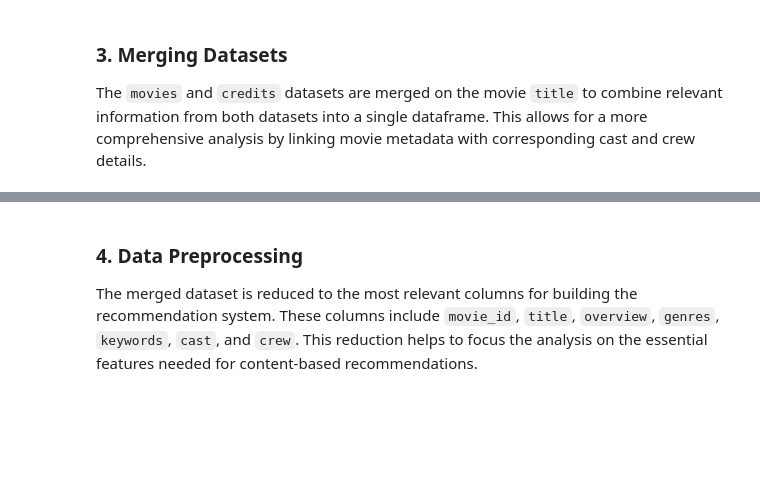
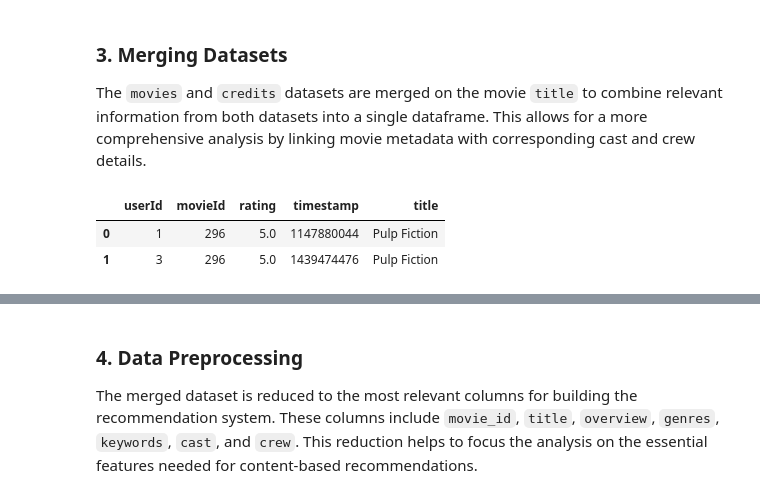
Before and after one commit to smabid2018/Netflix_movies_recomendation_System, a Jupyter notebook: Movies_Recomendation_System.ipynb, the cells around one changed output, grey strips where cells are left out. Drawn from its saved outputs; the diff is of its cells as text; code cells hidden in the pictures; blank space fills up the shorter version.

```diff
--- a/Movies_Recomendation_System.ipynb
+++ b/Movies_Recomendation_System.ipynb
@@ -14,6 +14,8 @@ The datasets `tmdb_5000_movies.csv` and `tmdb_5000_credits.csv` are loaded using
 # %%
 movies = pd.read_csv("tmdb_5000_movies.csv")
 credits = pd.read_csv("tmdb_5000_credits.csv")
+movies_list = pd.read_csv("movies.csv")
+ratings = pd.read_csv("ratings.csv")
 # %%
 movies.head(1)
 # %% [output]
@@ -26,0 +39,3 @@ credits.head(1)
+# %%
+movies_list = movies_list.drop('genres', axis=1)
+movies_list.head(1)
@@ -26,0 +45,3 @@ credits.head(1)
+# %%
+movies_list['title'] = movies_list['title'].str.replace(r'\(\d{4}\)', '', regex=True).str.strip()
+movies_list.head(2)
@@ -27,6 +52,13 @@ credits.head(1)
 # %% [markdown]
 ### 3. Merging Datasets
 The `movies` and `credits` datasets are merged on the movie `title` to combine relevant information from both datasets into a single dataframe. This allows for a more comprehensive analysis by linking movie metadata with corresponding cast and crew details.
+# %%
+ratings_with_movies = ratings.merge(movies_list, on='movieId')
+ratings_with_movies.head(2)
+# %% [output]
+|  | userId | movieId | rating | timestamp | title |
+| 0 | 1 | 296 | 5.0 | 1147880044 | Pulp Fiction |
+| 1 | 3 | 296 | 5.0 | 1439474476 | Pulp Fiction |
 # %%
 movies = movies.merge(credits, on='title')
 movies.head(1)
```
Also changed, not shown: parts of 18 cells of this notebook, 2 other files.
